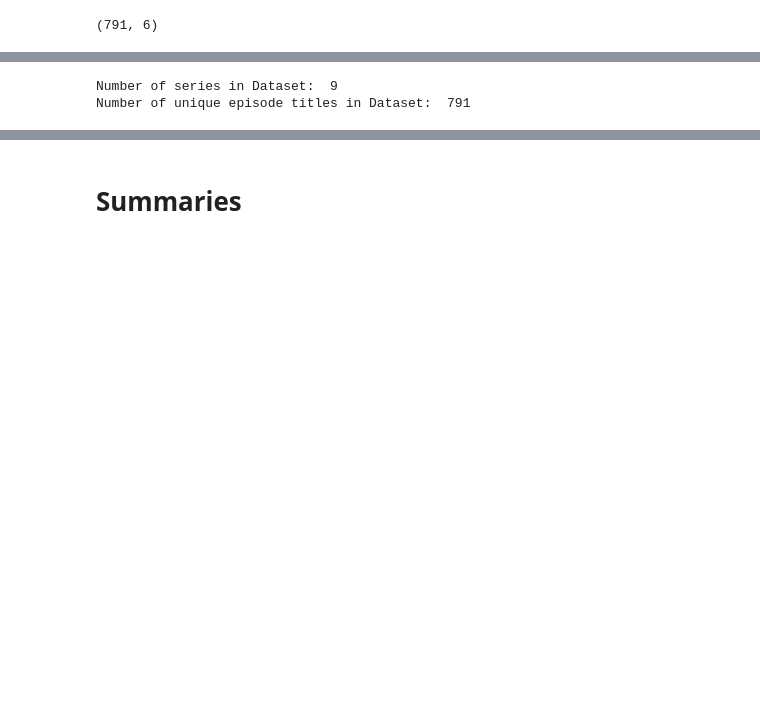
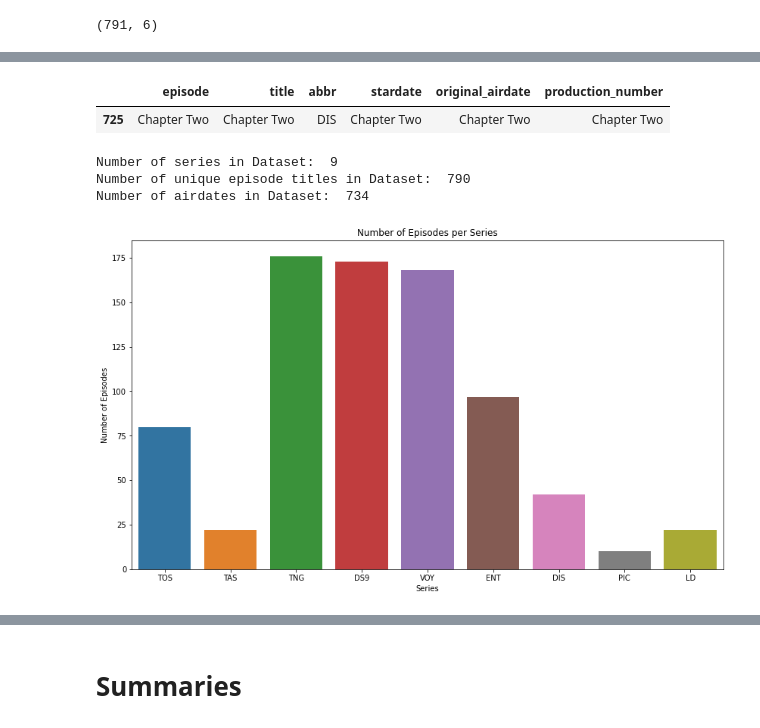
Before and after one commit to mediasittich/bayesian_topic_modeling_lda, a Jupyter notebook: notebooks/Cleaning and Exploring the Data.ipynb, the cells around one changed output, grey strips where cells are left out. Cells and saved outputs as stored; diff of their text form; code cells hidden in the pictures; blank space fills up the shorter version.

Commit message:
plot and compare counts in metadata and summaries

```diff
--- a/notebooks/Cleaning and Exploring the Data.ipynb
+++ b/notebooks/Cleaning and Exploring the Data.ipynb
@@ -62,6 +78,34 @@ metadata_df.head()
+# %%
+# Check if original_airdate column contains strings that can be converted to date
+def is_date(string, fuzzy=False):
+    """
+    Return whether the string can be interpreted as a date.
+
+    :param string: str, string to check for date
+    :param fuzzy: bool, ignore unknown tokens in string if True
+    """
+    try:
+        parse(string, fuzzy=fuzzy)
+        return True
+
+    except ValueError:
+        return False
+# %%
+date_bool = metadata_df.apply(lambda row : is_date(row['original_airdate']), axis = 1)
+# %%
+metadata_df.iloc[metadata_df[date_bool == False].index]
+# %% [output]
+|  | episode | title | abbr | stardate | original_airdate | production_number |
+| 725 | Chapter Two | Chapter Two | DIS | Chapter Two | Chapter Two | Chapter Two |
+# %%
+metadata_df = metadata_df.drop(metadata_df[date_bool == False].index)
+# %%
+metadata_df['original_airdate'] = pd.to_datetime(metadata_df['original_airdate'])
 # %%
 print("Number of series in Dataset: ", metadata_df['abbr'].nunique())
 print("Number of unique episode titles in Dataset: ", metadata_df['title'].nunique())
+print("Number of airdates in Dataset: ", metadata_df['original_airdate'].nunique())
 # %% [output]
 Number of series in Dataset:  9
-Number of unique episode titles in Dataset:  791
+Number of unique episode titles in Dataset:  790
+Number of airdates in Dataset:  734
@@ -67,0 +116,11 @@ Number of unique episode titles in Dataset:  791
+# %%
+plt.figure(figsize=(14,8))
+ax = sns.countplot(data=metadata_df, x = 'abbr',
+            order=['TOS', 'TAS', 'TNG', 'DS9', 'VOY', 'ENT', 'DIS', 'PIC', 'LD'])
+
+plt.xlabel('Series')
+plt.ylabel('Number of Episodes')
+plt.title('Number of Episodes per Series')
+plt.show()
+# %% [output]
+[figure, added]
```
Also changed, not shown: parts of 12 cells of this notebook.
